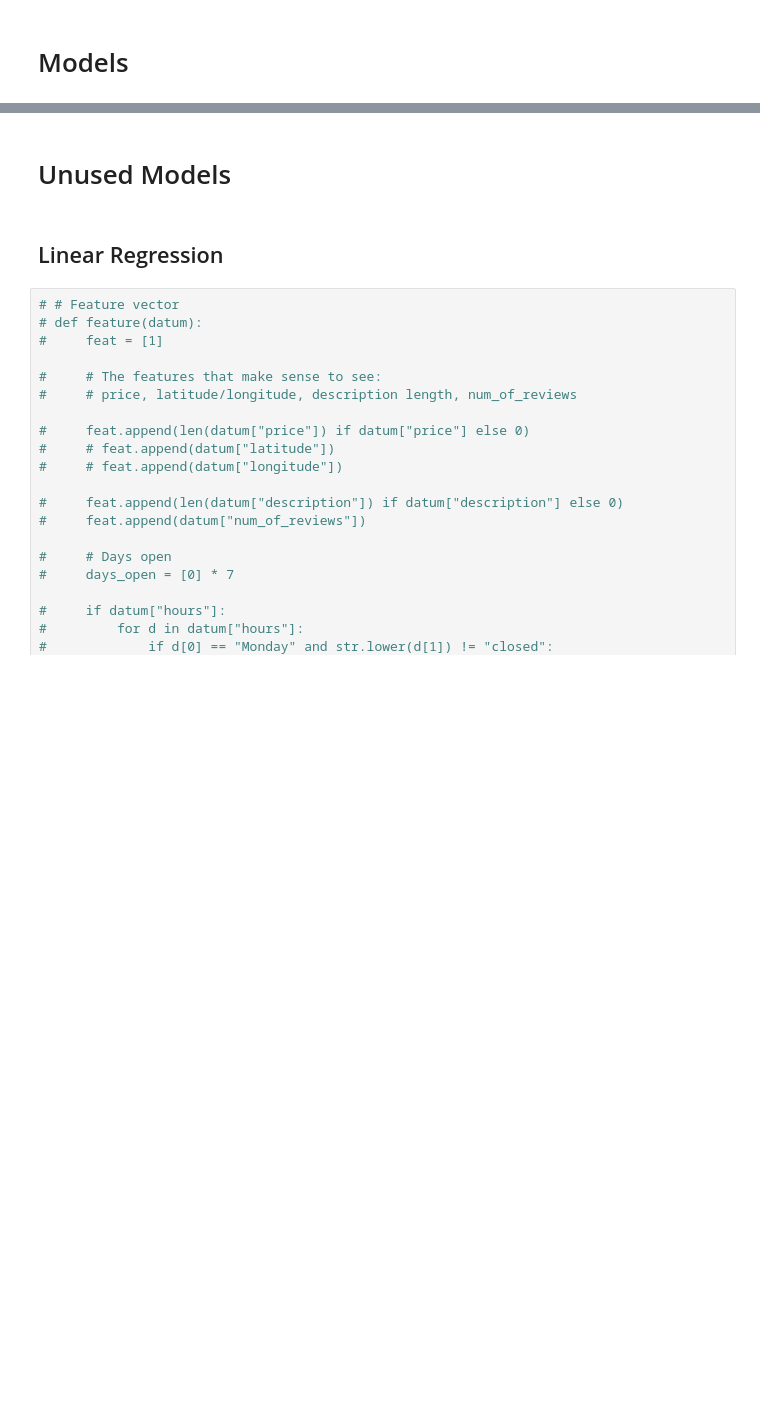
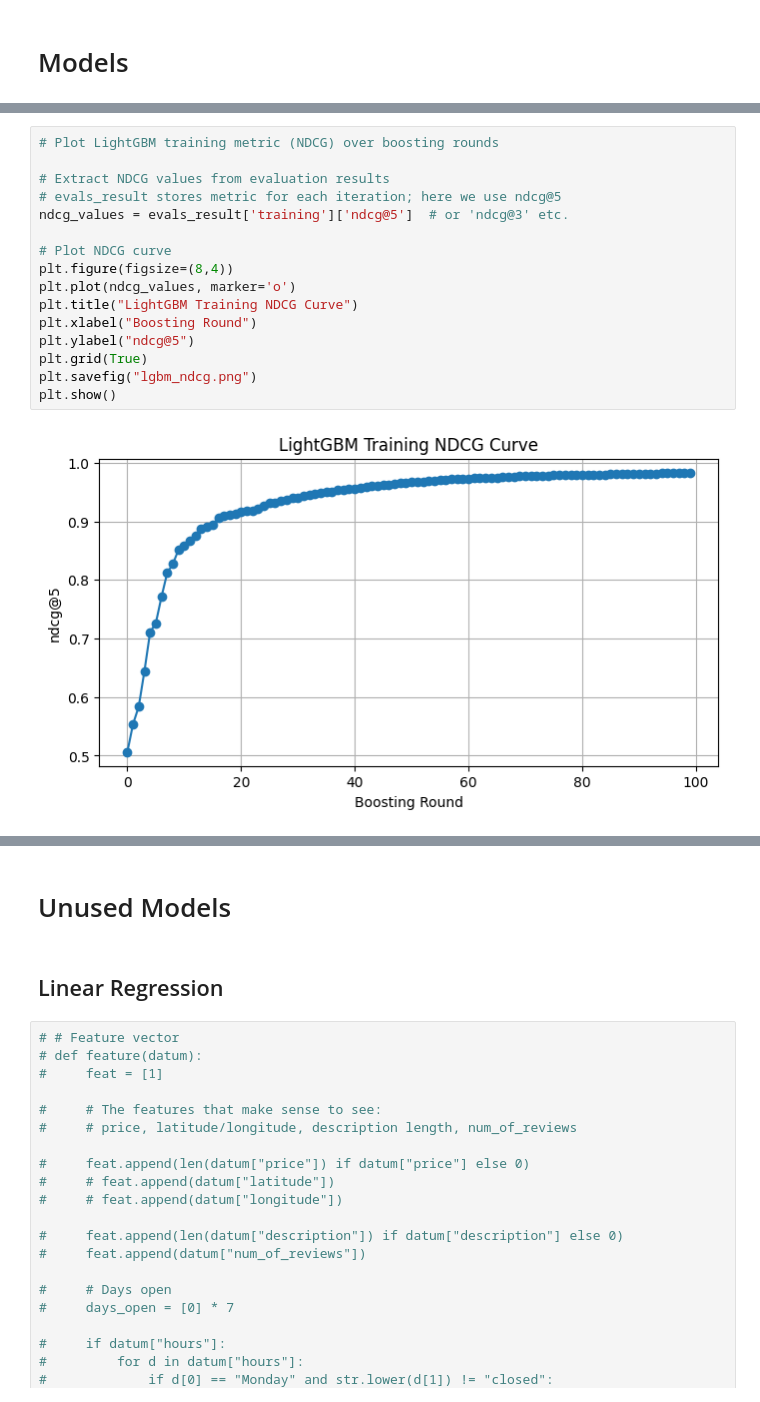
Before and after one commit to asaladi/CSE158_Assignment2, a Jupyter notebook: workbook.ipynb, the cells around one changed output, grey strips where cells are left out. Cells and saved outputs as stored; diff of their text form; blank space fills up the shorter version.

```diff
--- a/workbook.ipynb
+++ b/workbook.ipynb
@@ -858,0 +1186,18 @@ save_likes(HIDDEN_LIKES_BPR_DATA_FNAME, users_hidden_likes)
+# %%
+# Plot LightGBM training metric (NDCG) over boosting rounds
+
+# Extract NDCG values from evaluation results
+# evals_result stores metric for each iteration; here we use ndcg@5
+ndcg_values = evals_result['training']['ndcg@5']  # or 'ndcg@3' etc.
+
+# Plot NDCG curve
+plt.figure(figsize=(8,4))
+plt.plot(ndcg_values, marker='o')
+plt.title("LightGBM Training NDCG Curve")
+plt.xlabel("Boosting Round")
+plt.ylabel("ndcg@5")
+plt.grid(True)
+plt.savefig("lgbm_ndcg.png")
+plt.show()
+# %% [output]
+[figure, added]
```
Also changed, not shown: parts of 65 cells of this notebook, 2 other files.
